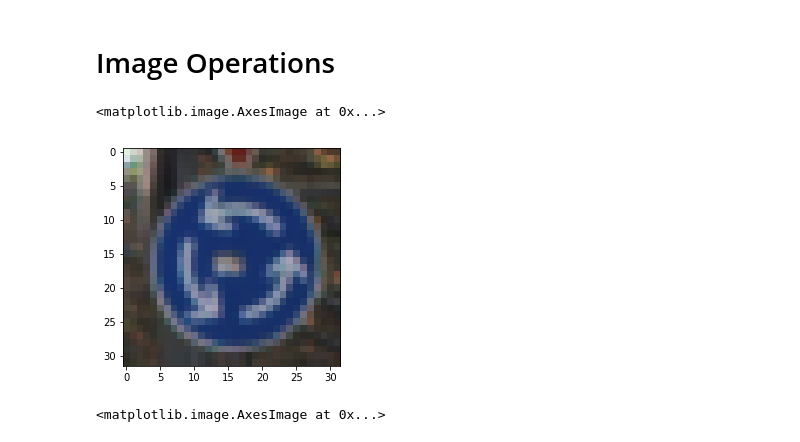
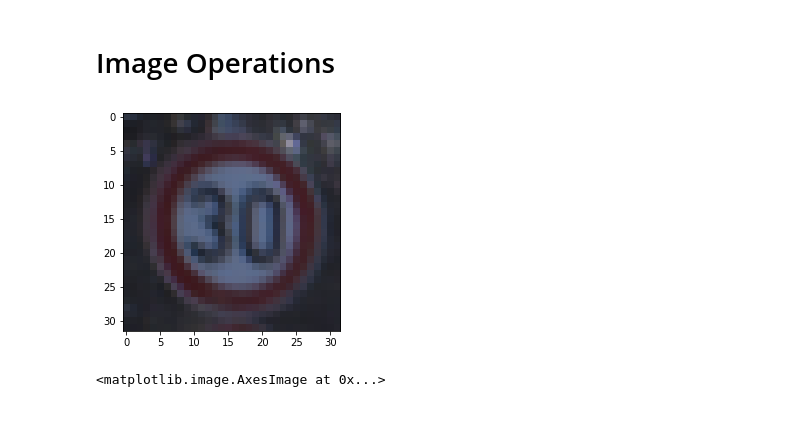
Before and after one commit to cralonsov/CarND-Traffic-Sign-Classifier-Project, a Jupyter notebook: Image-Augmentation.ipynb, the cells around one changed output. Saved outputs shown, nothing was run; the diff lists cells and outputs as text; code cells hidden in the pictures.

```diff
--- a/Image-Augmentation.ipynb
+++ b/Image-Augmentation.ipynb
@@ -21,11 +21,14 @@ import cv2
 # %% [markdown]
 # Image Operations
 # %%
-image = X_train_init[random.randint(0, len(X_train_init))]
+#index = random.randint(0, len(X_train_init))
+
+image = X_train_init[index]
 plt.imshow(image)
+
+plt.imsave('examples/limit30.png', image)
 # %% [output]
-<matplotlib.image.AxesImage at 0x...>
-[figure, old version]
+[figure, new version]
 # %%
 def rotation(img, max_angle):
     # Rotation between -max_angle and max_angle degrees
```
Also changed, not shown: parts of 5 cells of this notebook, 11 other files.
